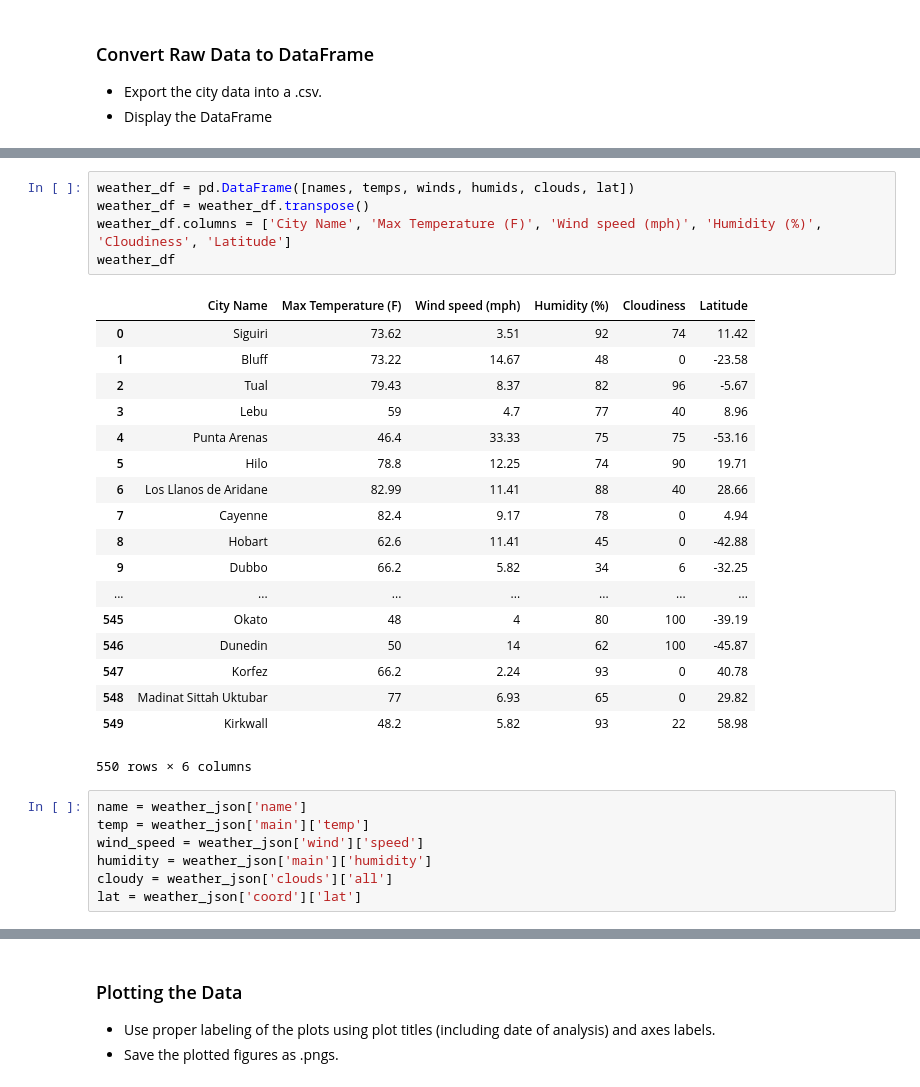
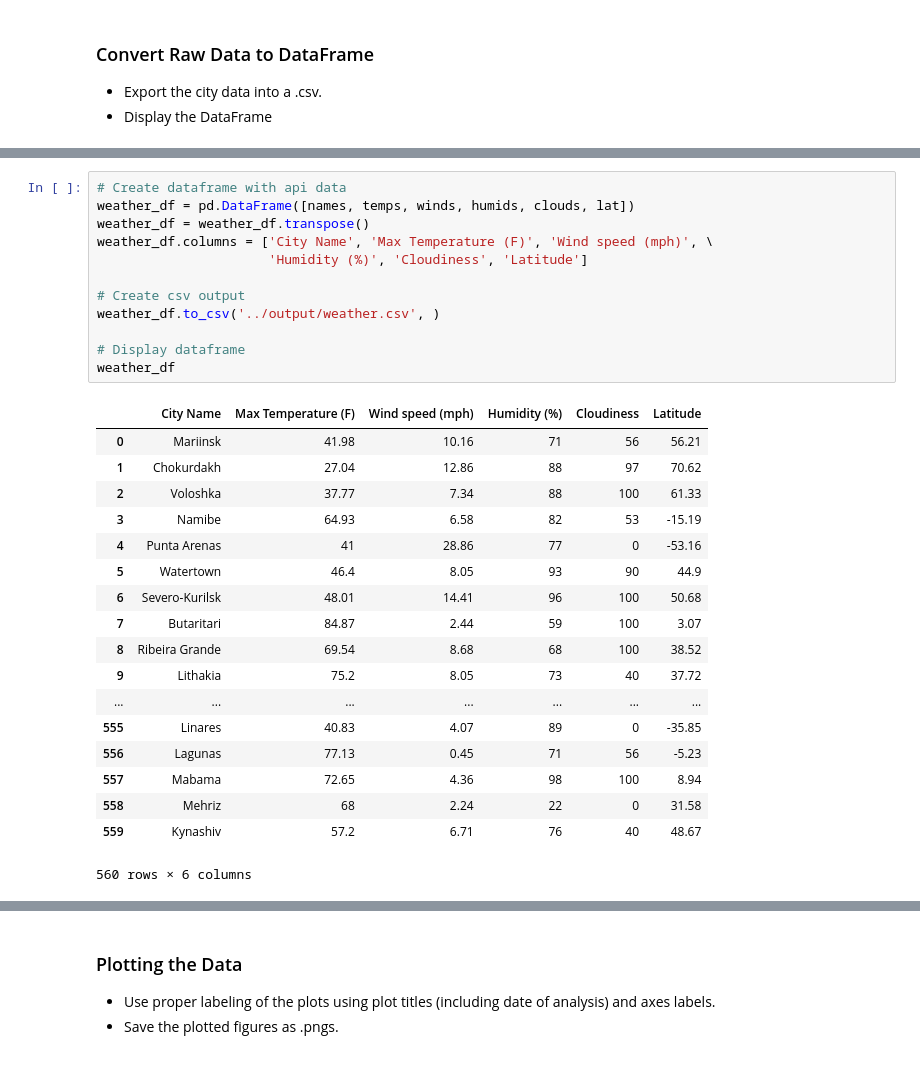
Before and after one commit to mmpatterson/python-api-challenge, a Jupyter notebook: WeatherPy/WeatherPy.ipynb, the cells around one changed output, grey strips where cells are left out. Cells and saved outputs as stored; diff of their text form.

```diff
--- a/WeatherPy/WeatherPy.ipynb
+++ b/WeatherPy/WeatherPy.ipynb
@@ -144,31 +121,31 @@ lat
 # %%
+# Create dataframe with api data
 weather_df = pd.DataFrame([names, temps, winds, humids, clouds, lat])
 weather_df = weather_df.transpose()
-weather_df.columns = ['City Name', 'Max Temperature (F)', 'Wind speed (mph)', 'Humidity (%)', 'Cloudiness', 'Latitude']
+weather_df.columns = ['City Name', 'Max Temperature (F)', 'Wind speed (mph)', \
+                      'Humidity (%)', 'Cloudiness', 'Latitude']
+
+# Create csv output
+weather_df.to_csv('../output/weather.csv', )
+
+# Display dataframe
 weather_df
 # %% [output]
 |  | City Name | Max Temperature (F) | Wind speed (mph) | Humidity (%) | Cloudiness | Latitude |
-| 0 | Siguiri | 73.62 | 3.51 | 92 | 74 | 11.42 |
-| 1 | Bluff | 73.22 | 14.67 | 48 | 0 | -23.58 |
-| 2 | Tual | 79.43 | 8.37 | 82 | 96 | -5.67 |
-| 3 | Lebu | 59 | 4.7 | 77 | 40 | 8.96 |
-| 4 | Punta Arenas | 46.4 | 33.33 | 75 | 75 | -53.16 |
-| 5 | Hilo | 78.8 | 12.25 | 74 | 90 | 19.71 |
-| 6 | Los Llanos de Aridane | 82.99 | 11.41 | 88 | 40 | 28.66 |
-| 7 | Cayenne | 82.4 | 9.17 | 78 | 0 | 4.94 |
-| 8 | Hobart | 62.6 | 11.41 | 45 | 0 | -42.88 |
-| 9 | Dubbo | 66.2 | 5.82 | 34 | 6 | -32.25 |
+| 0 | Mariinsk | 41.98 | 10.16 | 71 | 56 | 56.21 |
+| 1 | Chokurdakh | 27.04 | 12.86 | 88 | 97 | 70.62 |
+| 2 | Voloshka | 37.77 | 7.34 | 88 | 100 | 61.33 |
+| 3 | Namibe | 64.93 | 6.58 | 82 | 53 | -15.19 |
+| 4 | Punta Arenas | 41 | 28.86 | 77 | 0 | -53.16 |
+| 5 | Watertown | 46.4 | 8.05 | 93 | 90 | 44.9 |
+| 6 | Severo-Kurilsk | 48.01 | 14.41 | 96 | 100 | 50.68 |
+| 7 | Butaritari | 84.87 | 2.44 | 59 | 100 | 3.07 |
+| 8 | Ribeira Grande | 69.54 | 8.68 | 68 | 100 | 38.52 |
+| 9 | Lithakia | 75.2 | 8.05 | 73 | 40 | 37.72 |
 | ... | ... | ... | ... | ... | ... | ... |
-| 545 | Okato | 48 | 4 | 80 | 100 | -39.19 |
-| 546 | Dunedin | 50 | 14 | 62 | 100 | -45.87 |
-| 547 | Korfez | 66.2 | 2.24 | 93 | 0 | 40.78 |
-| 548 | Madinat Sittah Uktubar | 77 | 6.93 | 65 | 0 | 29.82 |
-| 549 | Kirkwall | 48.2 | 5.82 | 93 | 22 | 58.98 |
+| 555 | Linares | 40.83 | 4.07 | 89 | 0 | -35.85 |
+| 556 | Lagunas | 77.13 | 0.45 | 71 | 56 | -5.23 |
+| 557 | Mabama | 72.65 | 4.36 | 98 | 100 | 8.94 |
+| 558 | Mehriz | 68 | 2.24 | 22 | 0 | 31.58 |
+| 559 | Kynashiv | 57.2 | 6.71 | 76 | 40 | 48.67 |
-550 rows × 6 columns
+560 rows × 6 columns
-# %%
-name = weather_json['name']
-temp = weather_json['main']['temp']
-wind_speed = weather_json['wind']['speed']
-humidity = weather_json['main']['humidity']
-cloudy = weather_json['clouds']['all']
-lat = weather_json['coord']['lat']
```
Also changed, not shown: parts of 11 cells of this notebook, 10 other files.
